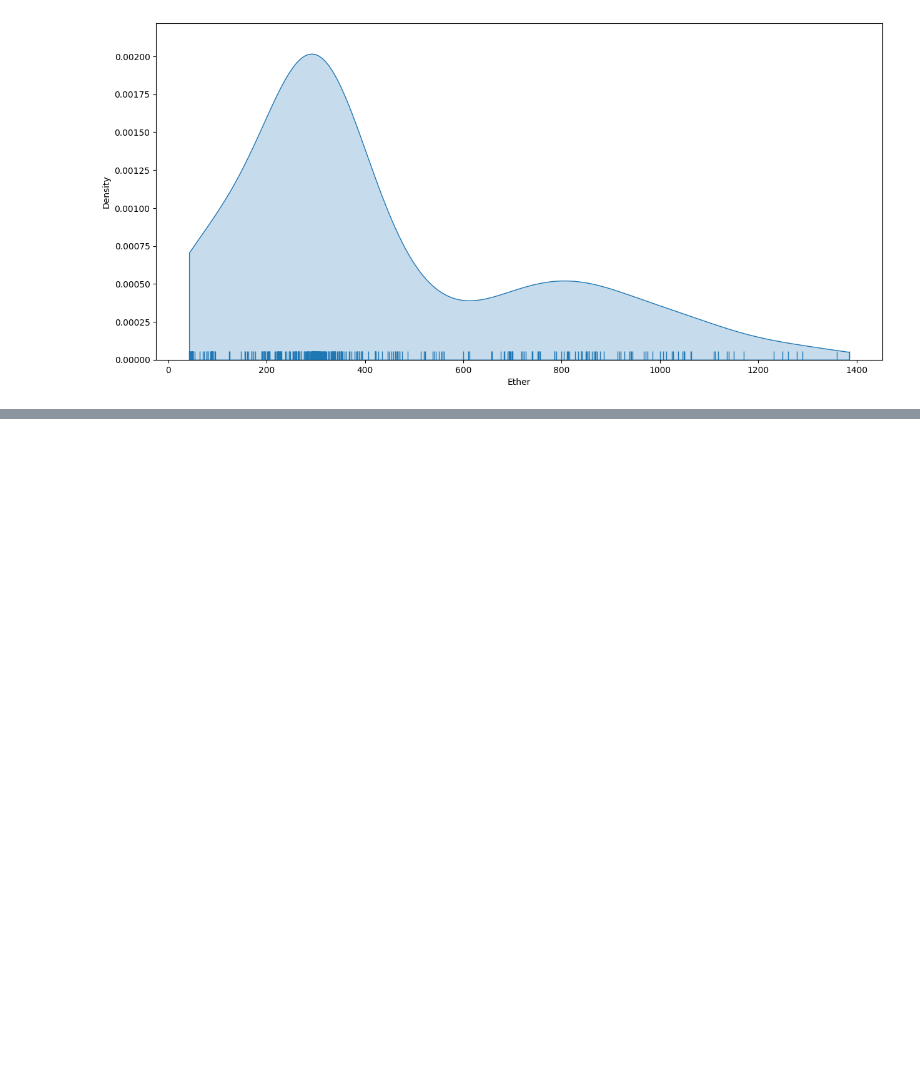
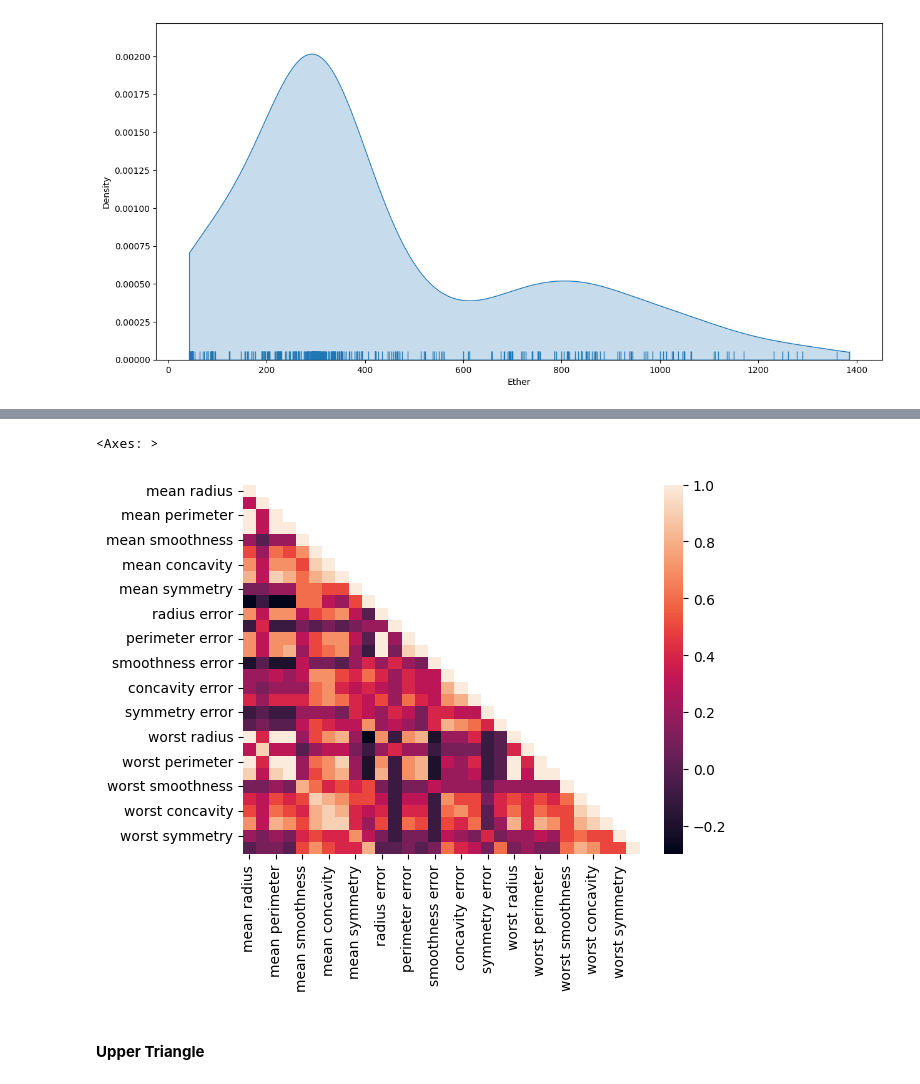
Before and after one commit to grishrana/python_learn, a Jupyter notebook: dataanalysis_freecodecamp/datacleaning/Real examples.ipynb, the cells around one changed output, grey strips where cells are left out. Drawn from its saved outputs; the diff is of its cells as text; code cells hidden in the pictures; blank space fills up the shorter version.

```diff
--- a/dataanalysis_freecodecamp/datacleaning/Real examples.ipynb
+++ b/dataanalysis_freecodecamp/datacleaning/Real examples.ipynb
@@ -202,0 +250,3 @@ sns.rugplot(df_cleaned['Ether'], ax=ax)
+# %%
+df_lowerT=corr_df.where(np.tril(np.ones(corr_df.shape)).astype(bool))
+df_lowerT.iloc[0:5,0:5]
@@ -202,0 +260,7 @@ sns.rugplot(df_cleaned['Ether'], ax=ax)
+# %%
+sns.heatmap(df_lowerT)
+# %% [output]
+<Axes: >
+[figure, added]
+# %% [markdown]
+#### **Upper Triangle**
```
Also changed, not shown: parts of 10 cells of this notebook.
